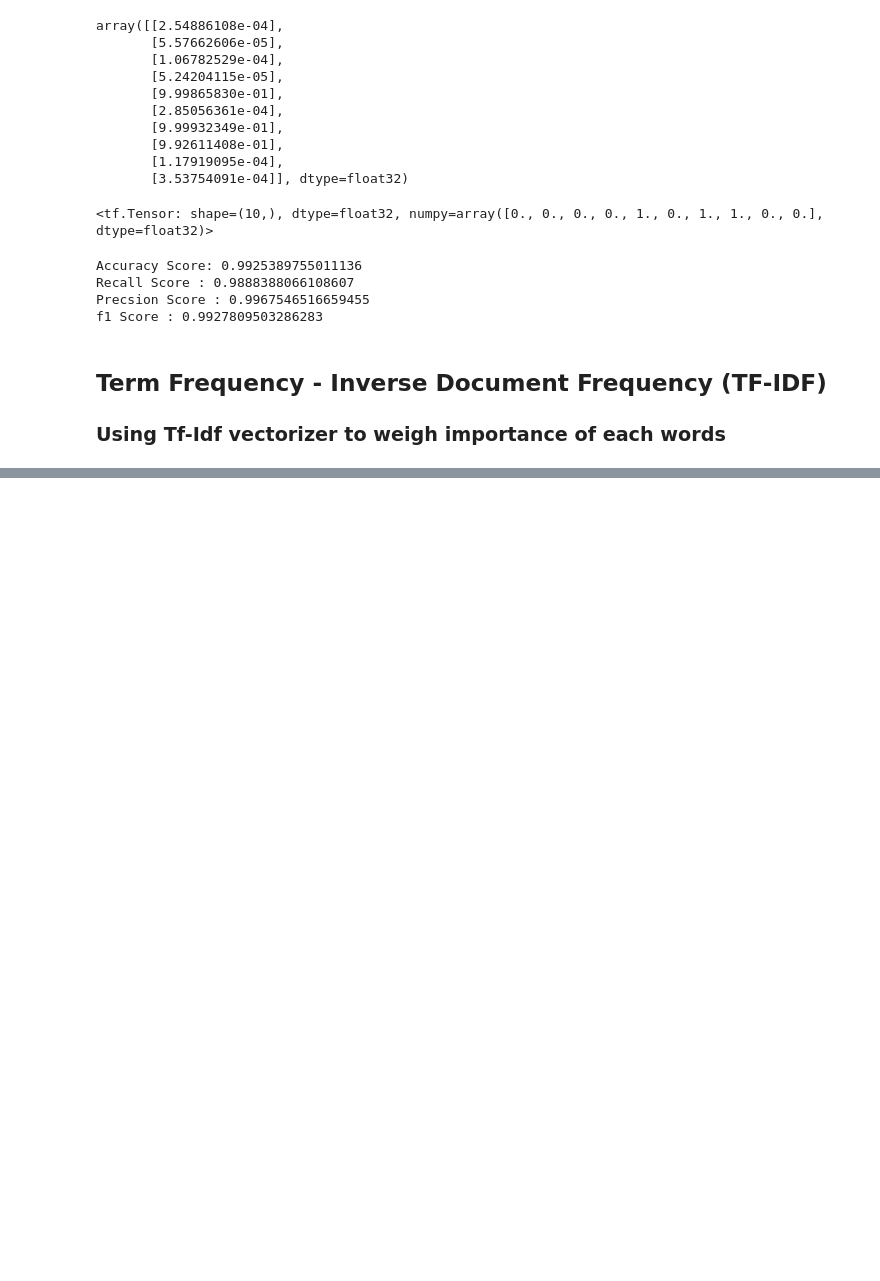
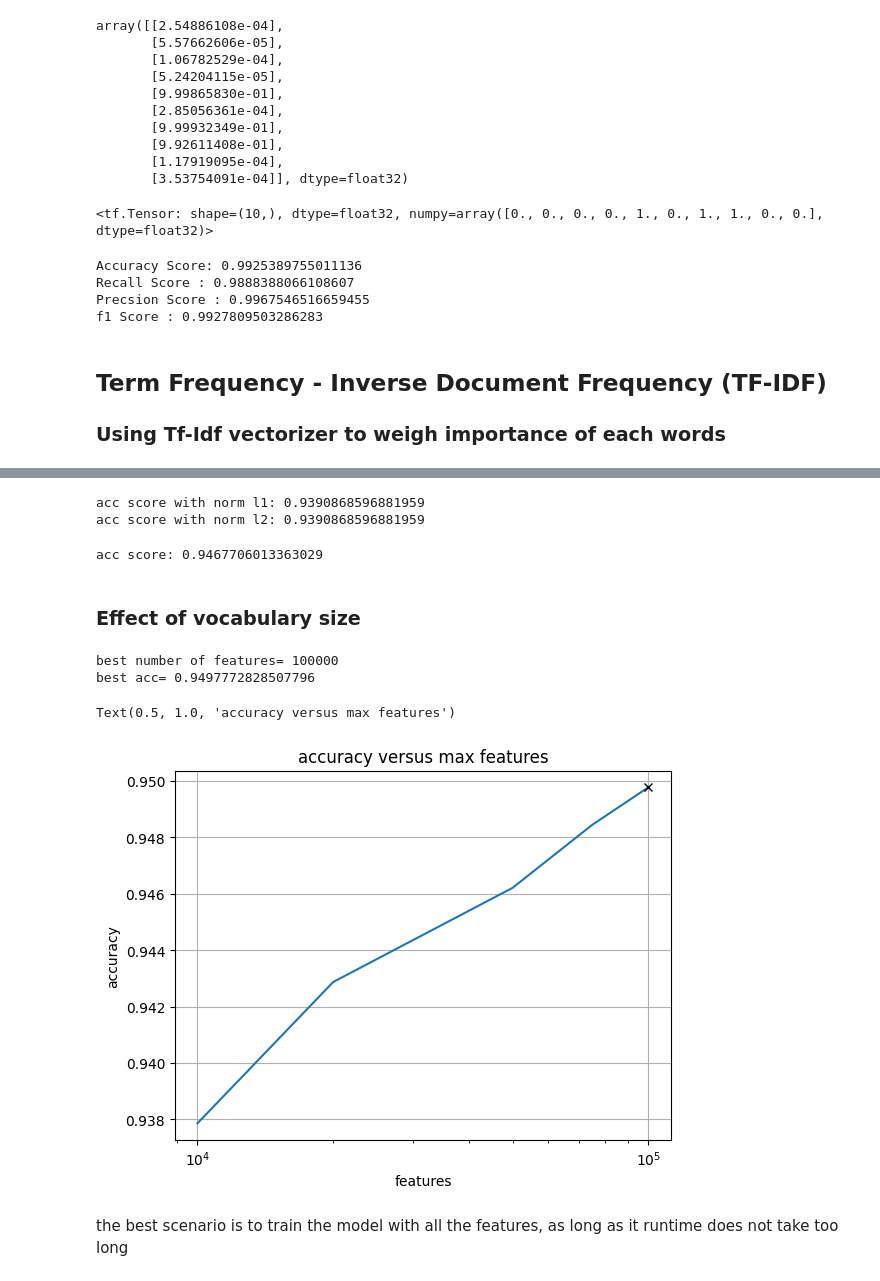
Before and after one commit to Jeyxiang/fakenews_detection, a Jupyter notebook: fakenews_detect.ipynb, the cells around one changed output, grey strips where cells are left out. Drawn from its saved outputs; the diff is of its cells as text; code cells hidden in the pictures; blank space fills up the shorter version.

```diff
--- a/fakenews_detect.ipynb
+++ b/fakenews_detect.ipynb
@@ -378,0 +440,61 @@ acc
+# %%
+# Apply the best alpha, adjust norm
+pipe_l1 = Pipeline([('bow', CountVectorizer()),
+                 ('tfid', TfidfTransformer(norm = 'l1')),
+                 ('model', naive_bayes.MultinomialNB(alpha=bestalpha))])
+pipe_l1.fit(train_x, train_y)
+pred_y_1 = pipe.predict(val_x)
+print('acc score with norm l1:',metrics.accuracy_score(val_y, pred_y_1))
+
+
+pipe_l2 = Pipeline([('bow', CountVectorizer()),
+                 ('tfid', TfidfTransformer(norm = 'l2')),
+                 ('model', naive_bayes.MultinomialNB(alpha=bestalpha))])
+pipe_l2.fit(train_x, train_y)
+pred_y_2 = pipe.predict(val_x)
+print('acc score with norm l2:',metrics.accuracy_score(val_y, pred_y_2))
+# %% [output]
+acc score with norm l1: 0.9390868596881959
+acc score with norm l2: 0.9390868596881959
+# %%
+pipe = Pipeline([('bow', CountVectorizer(stop_words='english')),
+                 ('tfid', TfidfTransformer()),
+                 ('model', naive_bayes.MultinomialNB(alpha=bestalpha))])
+pipe.fit(train_x, train_y)
+pred_y = pipe.predict(val_x)
+print('acc score:',metrics.accuracy_score(val_y, pred_y))
+# %% [output]
+acc score: 0.9467706013363029
+# %% [markdown]
+### Effect of vocabulary size
+# %%
+maxfeatures = [10000,20000,50000,75000,100000]
+acc_f = []
+for f in maxfeatures:
+    pipe_f = Pipeline([('bow', CountVectorizer(max_features= f)),
+                 ('tfid', TfidfTransformer()),
+                 ('model', naive_bayes.MultinomialNB(alpha=bestalpha))])
+    pipe_f.fit(train_x, train_y)
+    pred_y_f = pipe_f.predict(val_x)
+    acc_f.append(metrics.accuracy_score(val_y, pred_y_f))
+
+
+bestfi = np.argmax(acc_f)
+bestf = maxfeatures[bestfi]
+bestacc_f  = acc_f[bestfi]
+print("best number of features=", bestf, "\nbest acc=", bestacc_f)
+# %% [output]
+best number of features= 100000
+best acc= 0.9497772828507796
+# %%
+plt.figure()
+plt.semilogx(maxfeatures, acc_f)
+plt.semilogx(bestf, bestacc_f, 'kx')
+plt.xlabel('features'); plt.ylabel('accuracy')
+plt.grid(True)
+plt.title('accuracy versus max features')
+# %% [output]
+Text(0.5, 1.0, 'accuracy versus max features')
+[figure, added]
+# %% [markdown]
+the best scenario is to train the model with all the features, as long as it runtime does not take too long
```
Also changed, not shown: parts of 12 cells of this notebook.
